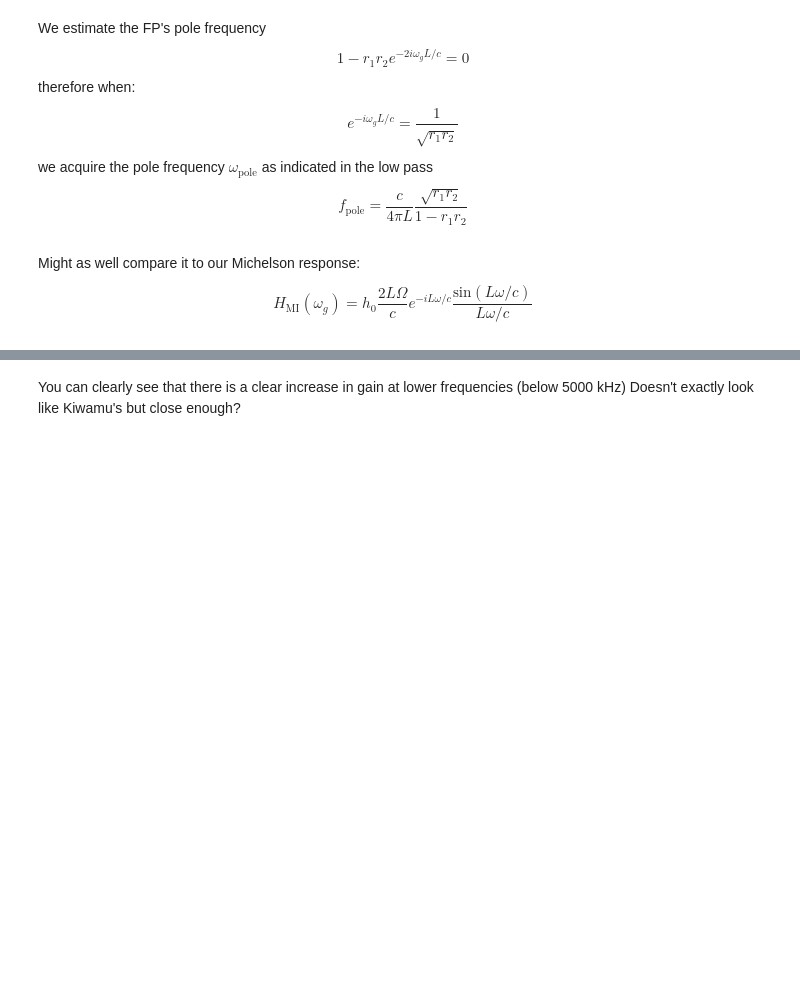
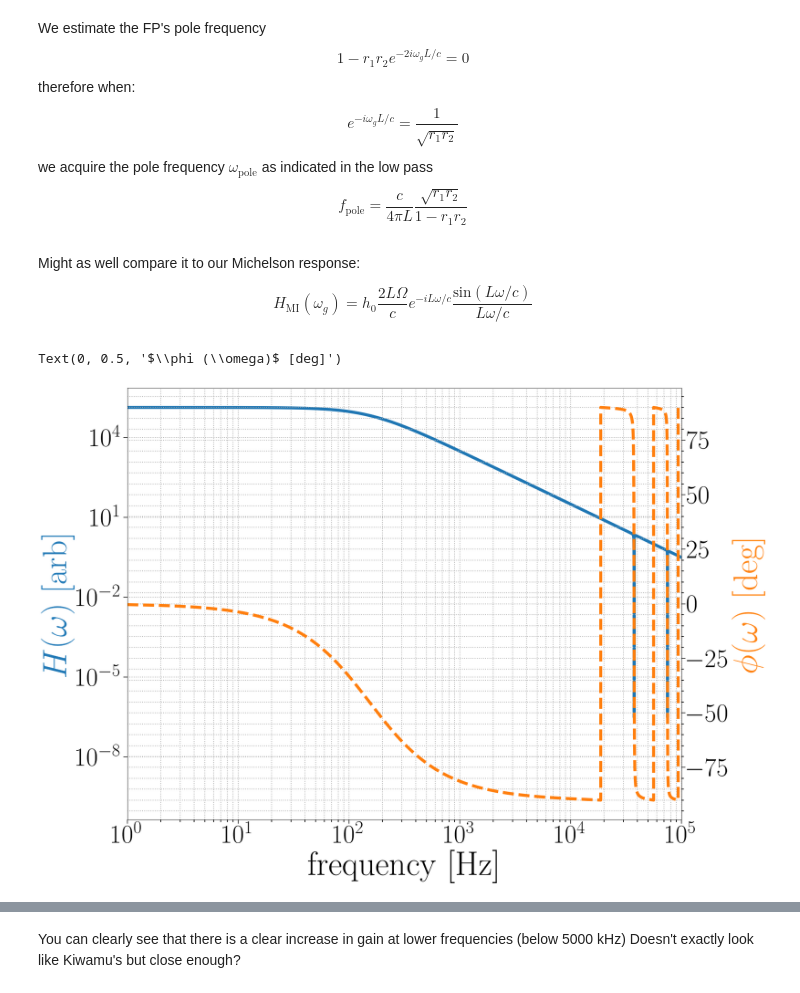
Before and after one commit to dancvan/dissertation, a Jupyter notebook: code/fpmi_fr.ipynb, the cells around one changed output, grey strips where cells are left out. Cells and saved outputs as stored; diff of their text form; code cells hidden in the pictures; blank space fills up the shorter version.

```diff
--- a/code/fpmi_fr.ipynb
+++ b/code/fpmi_fr.ipynb
@@ -167,3 +172,21 @@ H_MI = [mich_freq_resp(i, L, OMEG, h_0) for i in w]
 H_FPMI_modsq = np.real(H_FPMI)**2 + np.imag(H_FPMI)**2
 H_MI_modsq = np.real(H_MI)**2 + np.imag(H_MI)**2
 H_FPMI_LP_modsq=np.real(H_FPMI_LP)**2 + np.imag(H_FPMI_LP)**2
+# %%
+fig, ax1 = plt.subplots()
+ax1.set_xlabel('frequency [Hz]')
+ax1.set_ylabel('$H(\omega)$ [arb]', color='C0')
+#ax1.plot(w/(FSR), F_w_cc_modsq*100)
+ax1.loglog(w,H_FPMI_modsq, label='FPMI', linewidth=7.5,color='C0')
+#ax1.loglog(w,H_MI_modsq, label= 'MICH', linewidth= 5)
+#ax1.loglog(w,H_FPMI_LP_modsq*H_FPMI_modsq[0], label='FPMI LP', linewidth = 20.0, alpha=0.25,color='C2')
+#ax1.axvline (x=f_pole,ymin=1e-13, color='red', linestyle='dotted', linewidth=3)
+ax2 = ax1.twinx()
+ax2.semilogx(w,(180/np.pi)*np.arctan(np.imag(H_FPMI)/np.real(H_FPMI)),'--', linewidth=7.5, color='C1')
+#ax2.semilogx(w,(180/np.pi)*np.arctan(np.imag(H_MI)/np.real(H_MI)), '--')
+#ax2.semilogx(w,(180/np.pi)*np.arctan(np.imag(H_FPMI_LP)/np.real(H_FPMI_LP)),linestyle='--', linewidth=20.0,dashes=(4,10),alpha=.25, color='C2')
+plt.xlim([1,1e5])
+plt.ylabel('$\phi (\omega)$ [deg]', color='C1')
+# %% [output]
+Text(0, 0.5, '$\\phi (\\omega)$ [deg]')
+[figure, added]
```
Also changed, not shown: parts of 4 cells of this notebook, 3 other files.
